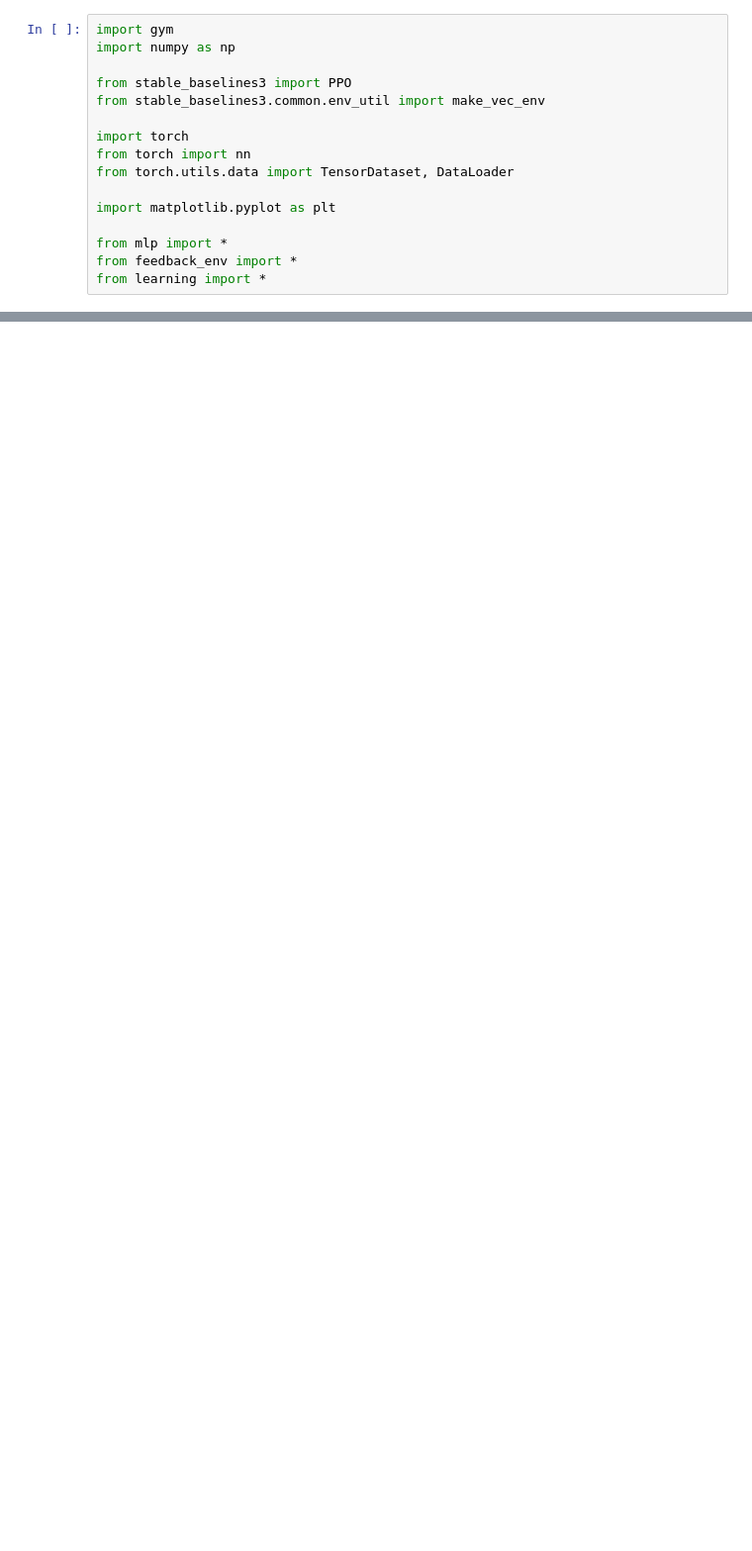
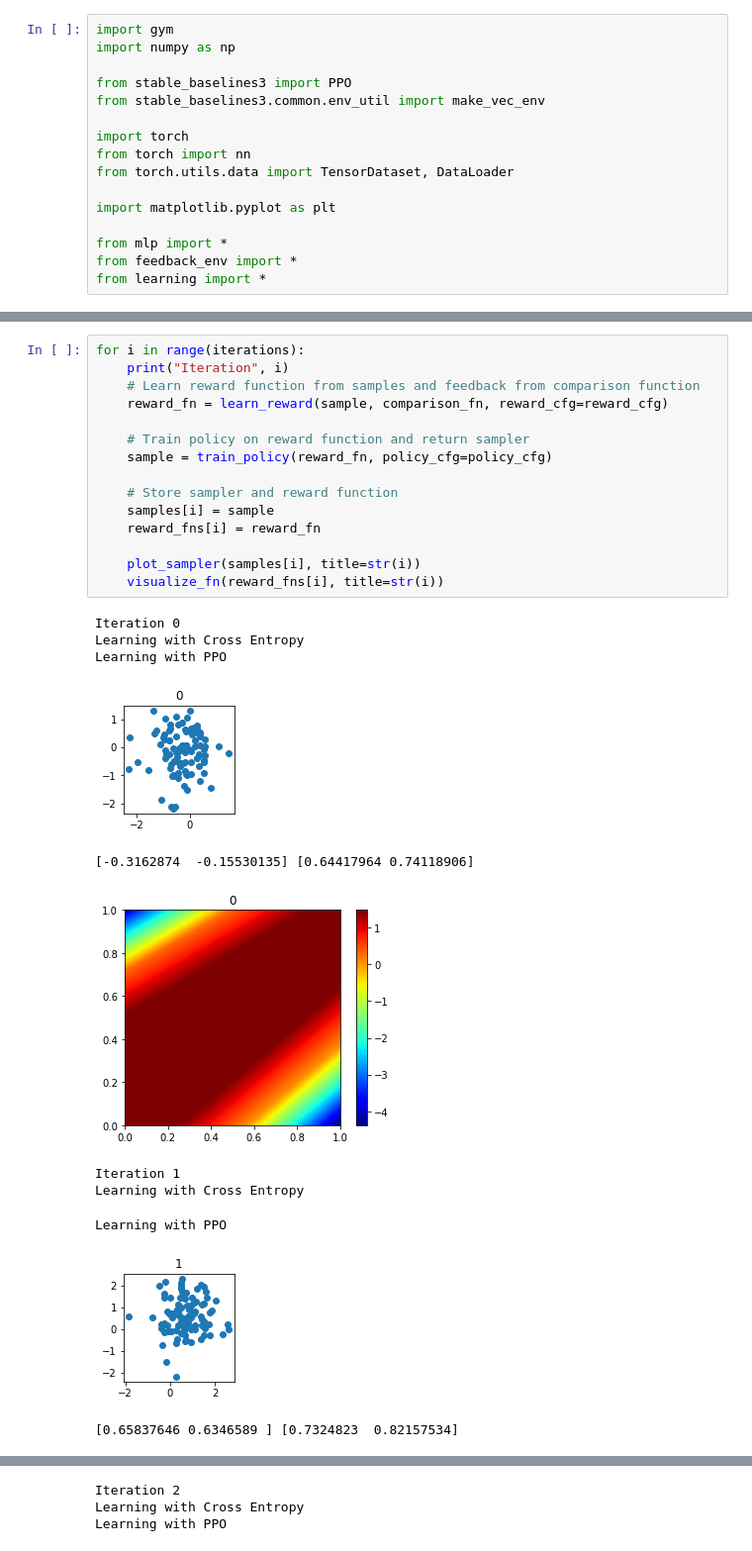
Before and after one commit to AnandS29/multitask, a Jupyter notebook: train.ipynb, the cells around one changed output, grey strips where cells are left out. Shown: that part at 99% size. Drawn from its saved outputs; the diff is of its cells as text; blank space fills up the shorter version.

```diff
--- a/train.ipynb
+++ b/train.ipynb
@@ -106,0 +58,27 @@ for i in range(iterations):
+# %%
+for i in range(iterations):
+    print("Iteration", i)
+    # Learn reward function from samples and feedback from comparison function
+    reward_fn = learn_reward(sample, comparison_fn, reward_cfg=reward_cfg)
+
+    # Train policy on reward function and return sampler
+    sample = train_policy(reward_fn, policy_cfg=policy_cfg)
+
+    # Store sampler and reward function
+    samples[i] = sample
+    reward_fns[i] = reward_fn
+
+    plot_sampler(samples[i], title=str(i))
+    visualize_fn(reward_fns[i], title=str(i))
+# %% [output]
+Iteration 0
+Learning with Cross Entropy
+Learning with PPO
+[figure, added]
+[-0.3162874  -0.15530135] [0.64417964 0.74118906]
+[figure, added]
+Iteration 1
+Learning with Cross Entropy
+Learning with PPO
+[figure, added]
+[0.65837646 0.6346589 ] [0.7324823  0.82157534]
@@ -106,0 +86,3 @@ for i in range(iterations):
+Iteration 2
+Learning with Cross Entropy
+Learning with PPO
```
Also changed, not shown: parts of 4 cells of this notebook, 8 other files.
